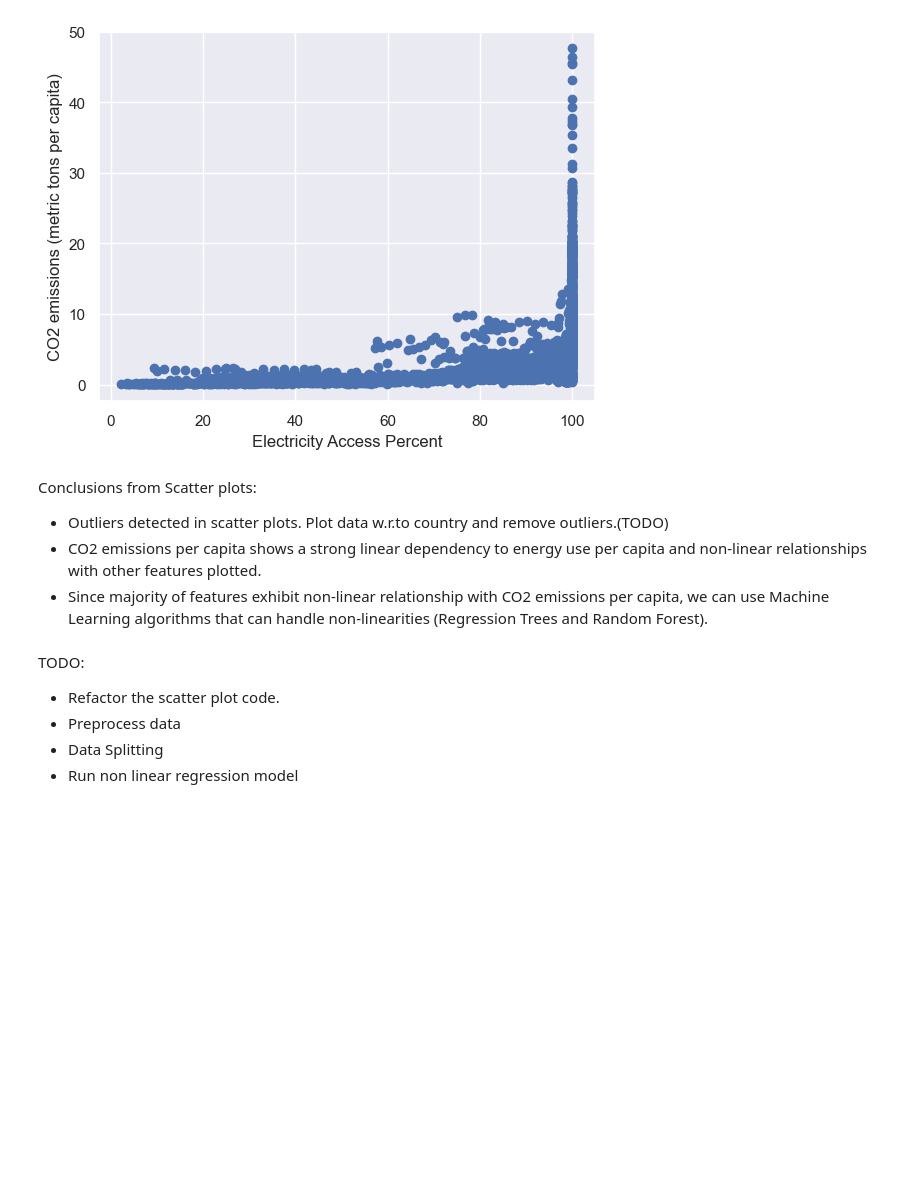
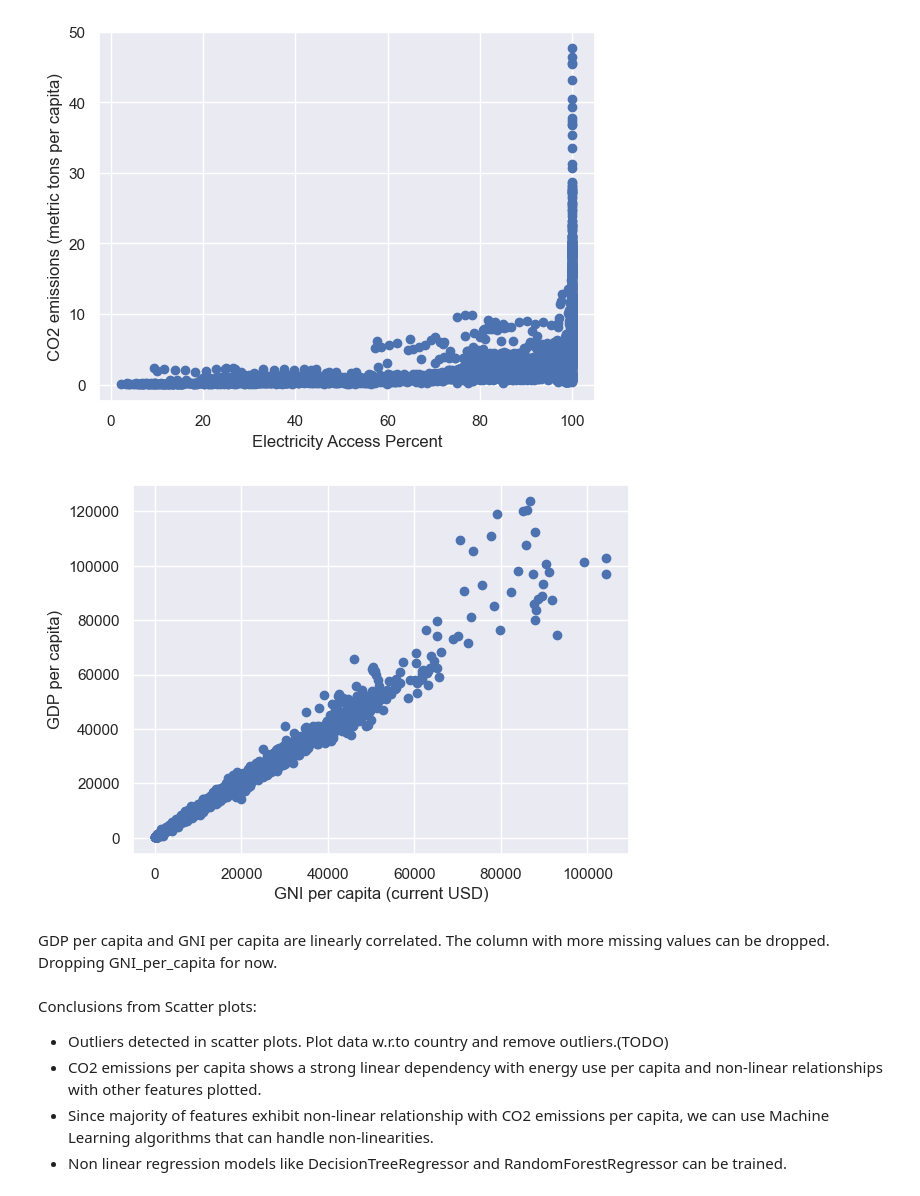
Before and after one commit to sahithig1/capstone_greenhouse_emissions, a Jupyter notebook: emissions_model.ipynb, the cells around one changed output. Drawn from its saved outputs; the diff is of its cells as text; code cells hidden in the pictures; blank space fills up the shorter version.

```diff
--- a/emissions_model.ipynb
+++ b/emissions_model.ipynb
@@ -252,14 +361,19 @@ plt.ylabel('CO2 emissions (metric tons per capita)')
 plt.show()
 # %% [output]
 [figure]
+# %%
+plt.scatter(emissions_df.gni_per_capita, emissions_df.gdp_per_capita)
+plt.xlabel('GNI per capita (current USD)')
+plt.ylabel('GDP per capita)')
+plt.show()
+# %% [output]
+[figure, added]
+# %% [markdown]
+GDP per capita and GNI per capita are linearly correlated. The column with more missing values can be dropped.
+Dropping GNI_per_capita for now.
 # %% [markdown]
 Conclusions from Scatter plots:
 - Outliers detected in scatter plots. Plot data w.r.to country and remove outliers.(TODO)
-- CO2 emissions per capita shows a strong linear dependency to energy use per capita and non-linear relationships with other features plotted.
-- Since majority of features exhibit non-linear relationship with CO2 emissions per capita, we can use Machine Learning algorithms that can handle non-linearities (Regression Trees and Random Forest).
+- CO2 emissions per capita shows a strong linear dependency with energy use per capita and non-linear relationships with other features plotted.
+- Since majority of features exhibit non-linear relationship with CO2 emissions per capita, we can use Machine Learning algorithms that can handle non-linearities.
+- Non linear regression models like DecisionTreeRegressor and RandomForestRegressor can be trained.
-# %% [markdown]
-TODO:
-- Refactor the scatter plot code.
-- Preprocess data
-- Data Splitting
-- Run non linear regression model
```
Also changed, not shown: parts of 51 cells of this notebook.
